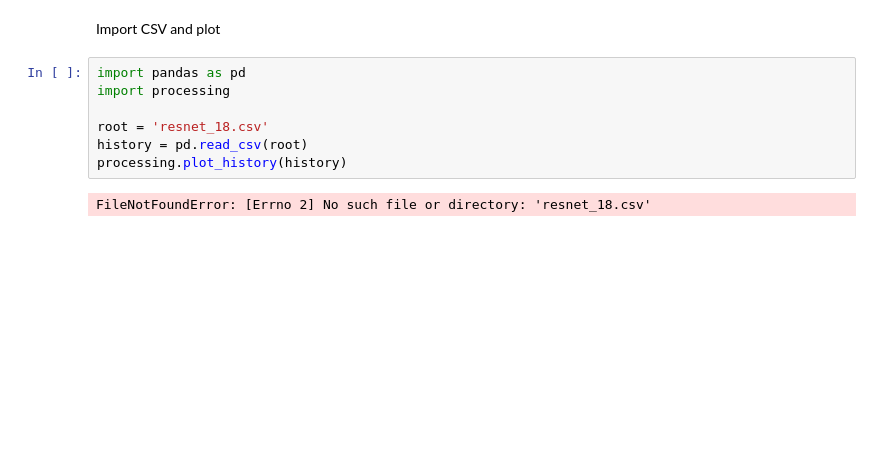
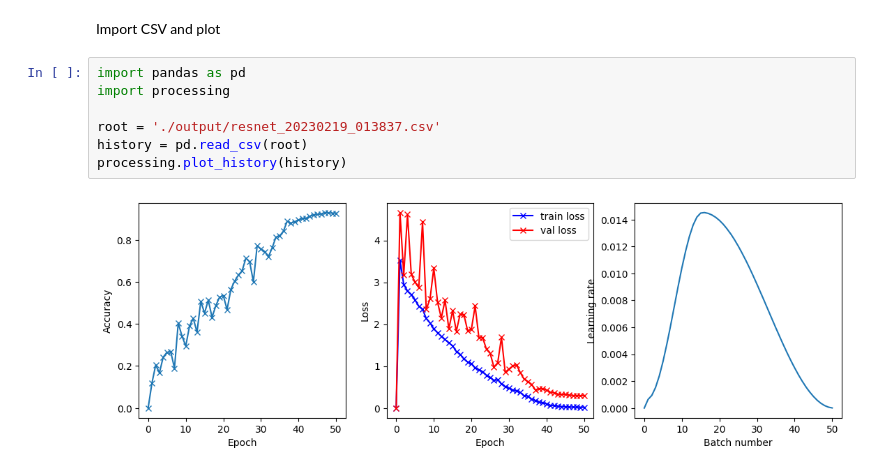
Before and after one commit to b-auricchio/wildlife_indent_cnn, a Jupyter notebook: notebook.ipynb, the cells around one changed output. Saved outputs shown, nothing was run; the diff lists cells and outputs as text; blank space fills up the shorter version.

```diff
--- a/notebook.ipynb
+++ b/notebook.ipynb
@@ -3,9 +3,9 @@ Import CSV and plot
 # %%
 import pandas as pd
 import processing
 
-root = 'resnet_18.csv'
+root = './output/resnet_20230219_013837.csv'
 history = pd.read_csv(root)
 processing.plot_history(history)
 # %% [output]
-FileNotFoundError: [Errno 2] No such file or directory: 'resnet_18.csv'
+[figure, added]
```
Also changed, not shown: parts of 7 cells of this notebook, 29 other files.
